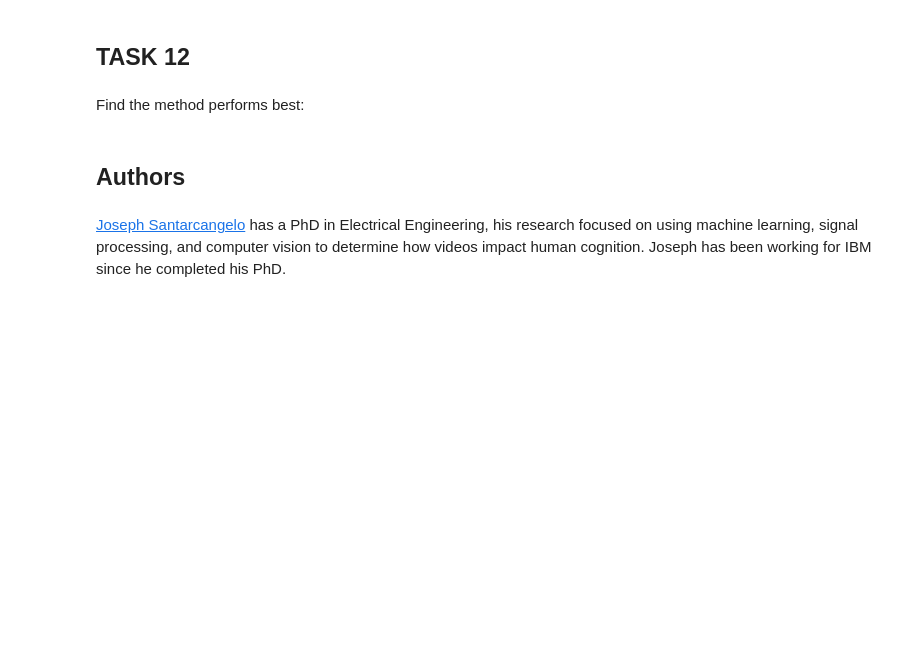
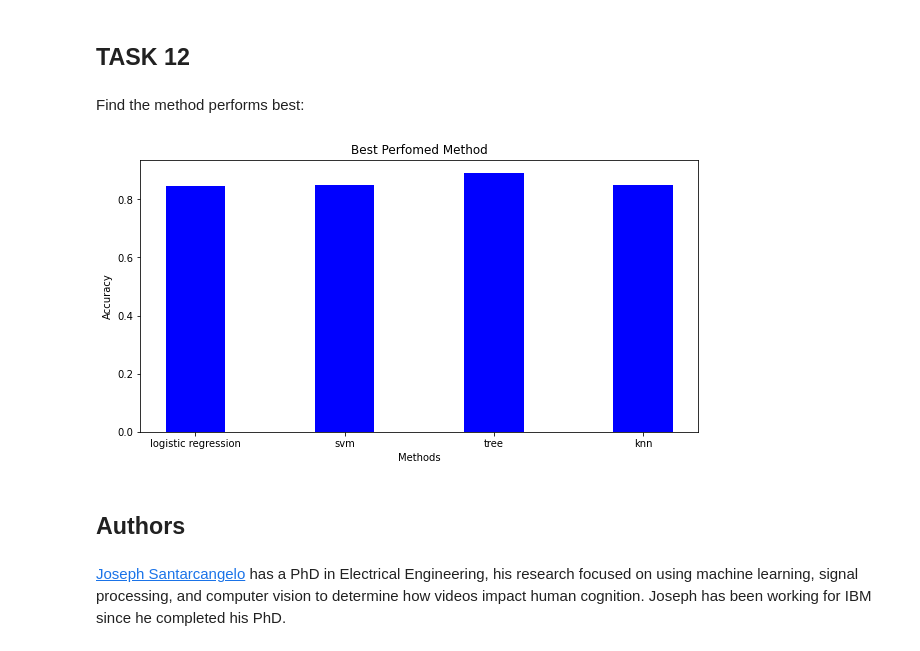
Before and after one commit to ahiguera-mx/Watson, a Jupyter notebook: Predictive Analysis.ipynb, the cells around one changed output. Saved outputs shown, nothing was run; the diff lists cells and outputs as text; code cells hidden in the pictures; blank space fills up the shorter version.

```diff
--- a/Predictive Analysis.ipynb
+++ b/Predictive Analysis.ipynb
@@ -335,6 +335,24 @@ plot_confusion_matrix(Y_test,yhat)
 ## TASK  12
 # %% [markdown]
 Find the method performs best:
+# %%
+import numpy as np
+import matplotlib.pyplot as plt
+
+methods =["logistic regression", "svm", "tree", "knn"]
+acc=[logreg_cv.best_score_, svm_cv.best_score_, tree_cv.best_score_, knn_cv.best_score_]
+fig = plt.figure(figsize = (10, 5))
+
+# creating the bar plot
+plt.bar(methods, acc, color ='blue',
+        width = 0.4)
+
+plt.xlabel("Methods")
+plt.ylabel("Accuracy")
+plt.title("Best Perfomed Method")
+plt.show()
+# %% [output]
+[figure, added]
 # %% [markdown]
 ## Authors
 # %% [markdown]
```
Also changed, not shown: parts of 3 cells of this notebook.
